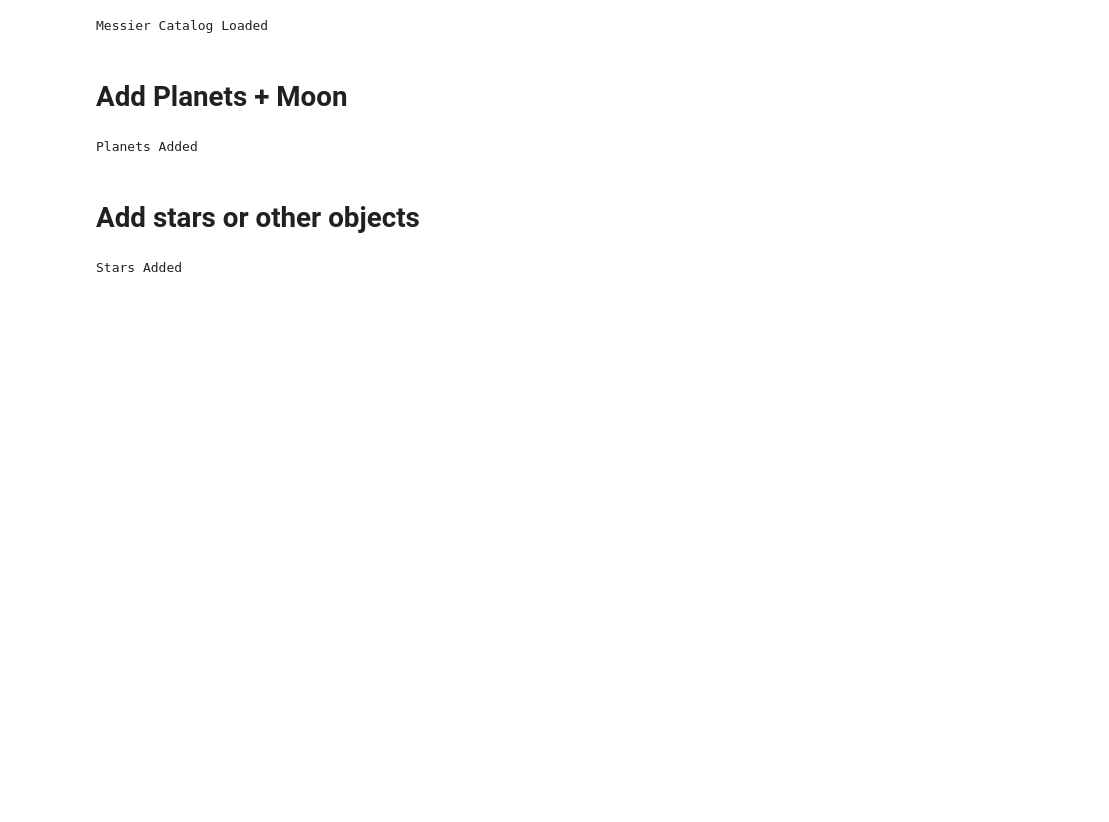
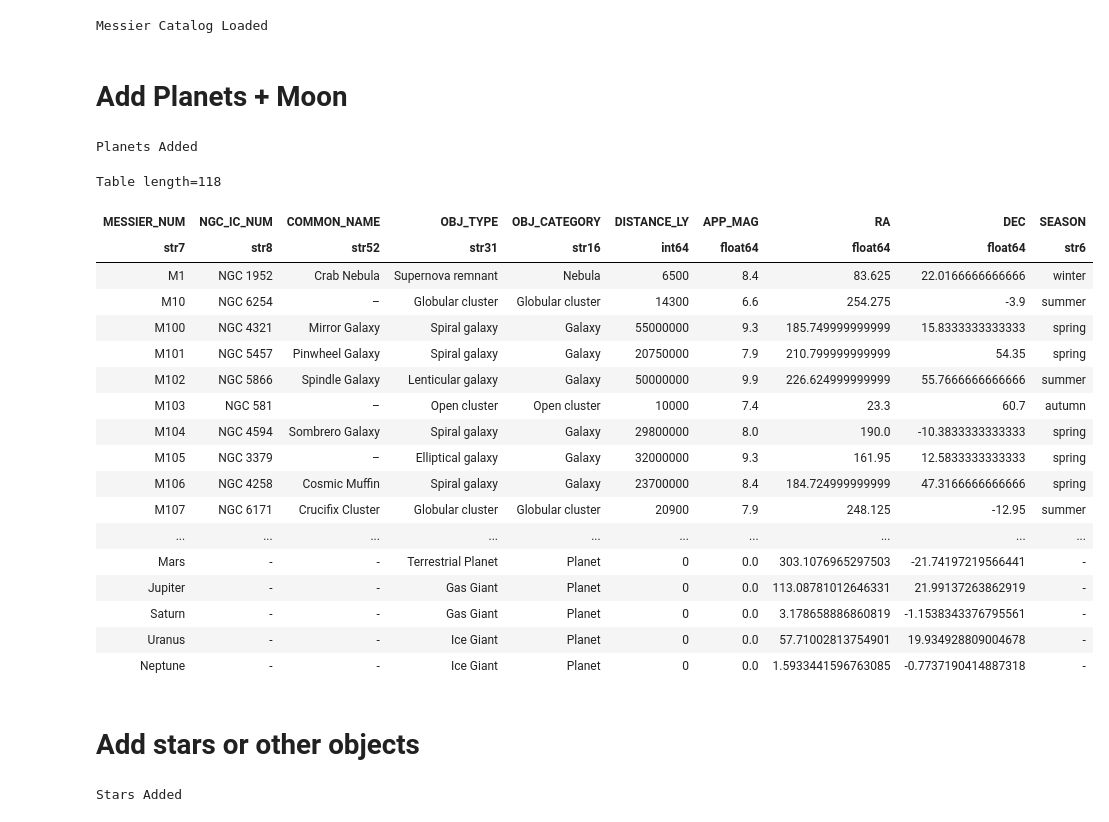
Before and after one commit to DJW-astronomy/Astro-Observation-Targets, a Jupyter notebook: observation_targets.ipynb, the cells around one changed output. Drawn from its saved outputs; the diff is of its cells as text; code cells hidden in the pictures; blank space fills up the shorter version.

```diff
--- a/observation_targets.ipynb
+++ b/observation_targets.ipynb
@@ -376,6 +376,28 @@ observation_targets = add_planets(messier_objects, observer_latitude, observer_l
 print("Planets Added")
 # %% [output]
 Planets Added
+# %%
+observation_targets
+# %% [output]
+Table length=118
+| MESSIER_NUM | NGC_IC_NUM | COMMON_NAME | OBJ_TYPE | OBJ_CATEGORY | DISTANCE_LY | APP_MAG | RA | DEC | SEASON |
+| str7 | str8 | str52 | str31 | str16 | int64 | float64 | float64 | float64 | str6 |
+| M1 | NGC 1952 | Crab Nebula | Supernova remnant | Nebula | 6500 | 8.4 | 83.625 | 22.0166666666666 | winter |
+| M10 | NGC 6254 | – | Globular cluster | Globular cluster | 14300 | 6.6 | 254.275 | -3.9 | summer |
+| M100 | NGC 4321 | Mirror Galaxy | Spiral galaxy | Galaxy | 55000000 | 9.3 | 185.749999999999 | 15.8333333333333 | spring |
+| M101 | NGC 5457 | Pinwheel Galaxy | Spiral galaxy | Galaxy | 20750000 | 7.9 | 210.799999999999 | 54.35 | spring |
+| M102 | NGC 5866 | Spindle Galaxy | Lenticular galaxy | Galaxy | 50000000 | 9.9 | 226.624999999999 | 55.7666666666666 | summer |
+| M103 | NGC 581 | – | Open cluster | Open cluster | 10000 | 7.4 | 23.3 | 60.7 | autumn |
+| M104 | NGC 4594 | Sombrero Galaxy | Spiral galaxy | Galaxy | 29800000 | 8.0 | 190.0 | -10.3833333333333 | spring |
+| M105 | NGC 3379 | – | Elliptical galaxy | Galaxy | 32000000 | 9.3 | 161.95 | 12.5833333333333 | spring |
+| M106 | NGC 4258 | Cosmic Muffin | Spiral galaxy | Galaxy | 23700000 | 8.4 | 184.724999999999 | 47.3166666666666 | spring |
+| M107 | NGC 6171 | Crucifix Cluster | Globular cluster | Globular cluster | 20900 | 7.9 | 248.125 | -12.95 | summer |
+| ... | ... | ... | ... | ... | ... | ... | ... | ... | ... |
+| Mars | - | - | Terrestrial Planet | Planet | 0 | 0.0 | 303.1076965297503 | -21.74197219566441 | - |
+| Jupiter | - | - | Gas Giant | Planet | 0 | 0.0 | 113.08781012646331 | 21.99137263862919 | - |
+| Saturn | - | - | Gas Giant | Planet | 0 | 0.0 | 3.178658886860819 | -1.1538343376795561 | - |
+| Uranus | - | - | Ice Giant | Planet | 0 | 0.0 | 57.71002813754901 | 19.934928809004678 | - |
+| Neptune | - | - | Ice Giant | Planet | 0 | 0.0 | 1.5933441596763085 | -0.7737190414887318 | - |
 # %% [markdown]
 # Add stars or other objects
 # %%
```
Also changed, not shown: parts of 1 cell of this notebook.
